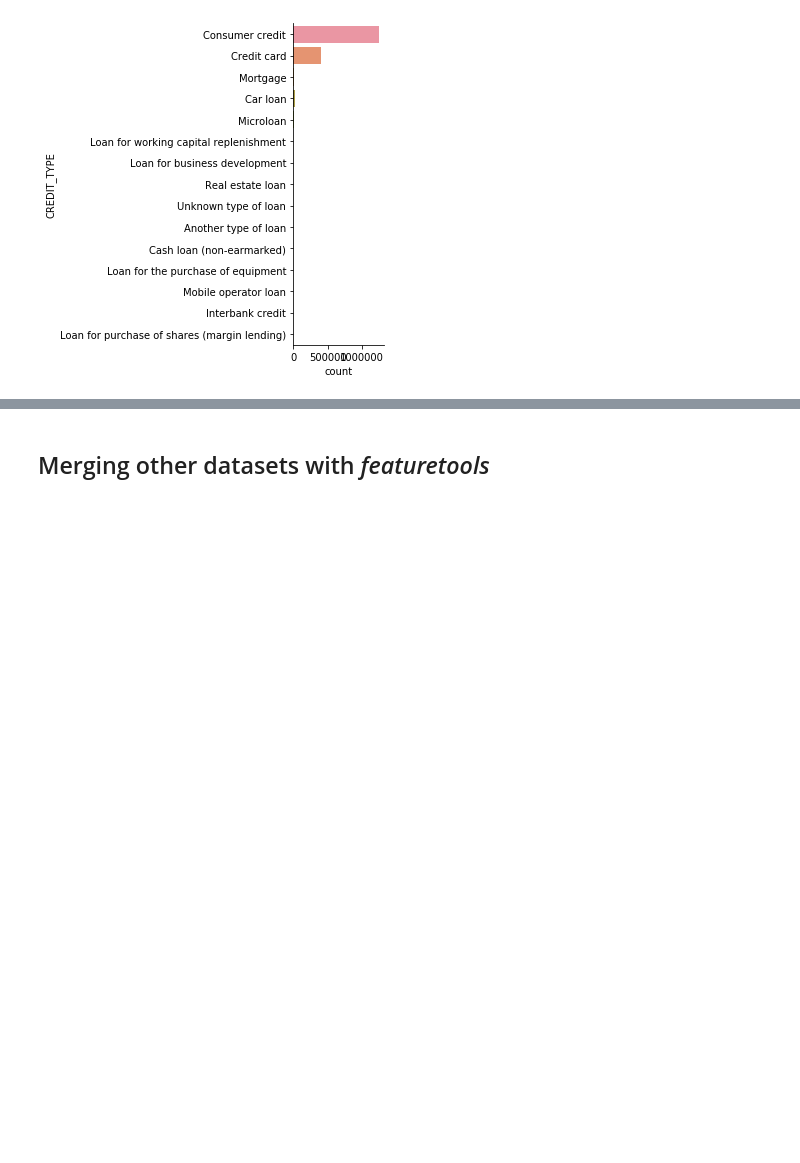
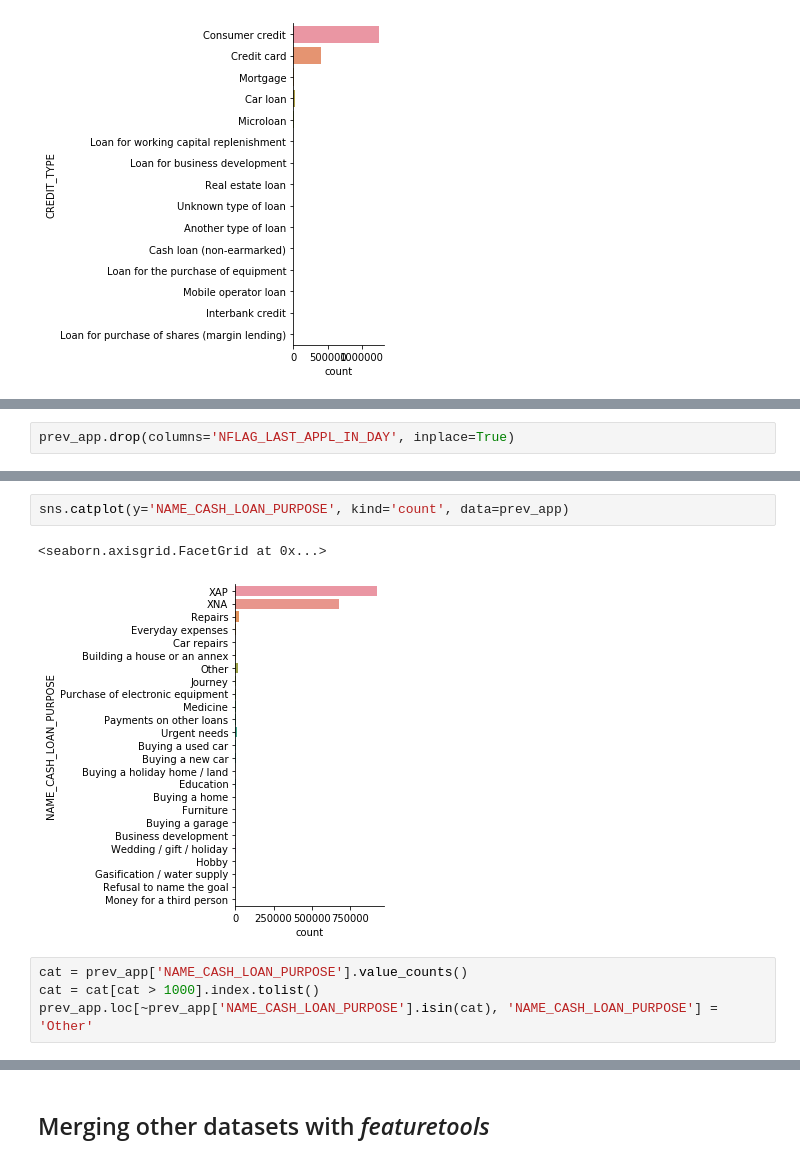
Before and after one commit to paolomandica/FDS-home-credit-default-risk, a Jupyter notebook: main-paolo.ipynb, the cells around one changed output, grey strips where cells are left out. Saved outputs shown, nothing was run; the diff lists cells and outputs as text; blank space fills up the shorter version.

```diff
--- a/main-paolo.ipynb
+++ b/main-paolo.ipynb
@@ -869,0 +833,2 @@ plt.show()
+# %%
+prev_app.drop(columns='NFLAG_LAST_APPL_IN_DAY', inplace=True)
@@ -869,0 +845,9 @@ plt.show()
+# %%
+sns.catplot(y='NAME_CASH_LOAN_PURPOSE', kind='count', data=prev_app)
+# %% [output]
+<seaborn.axisgrid.FacetGrid at 0x...>
+[figure, added]
+# %%
+cat = prev_app['NAME_CASH_LOAN_PURPOSE'].value_counts()
+cat = cat[cat > 1000].index.tolist()
+prev_app.loc[~prev_app['NAME_CASH_LOAN_PURPOSE'].isin(cat), 'NAME_CASH_LOAN_PURPOSE'] = 'Other'
```
Also changed, not shown: parts of 105 cells of this notebook.
